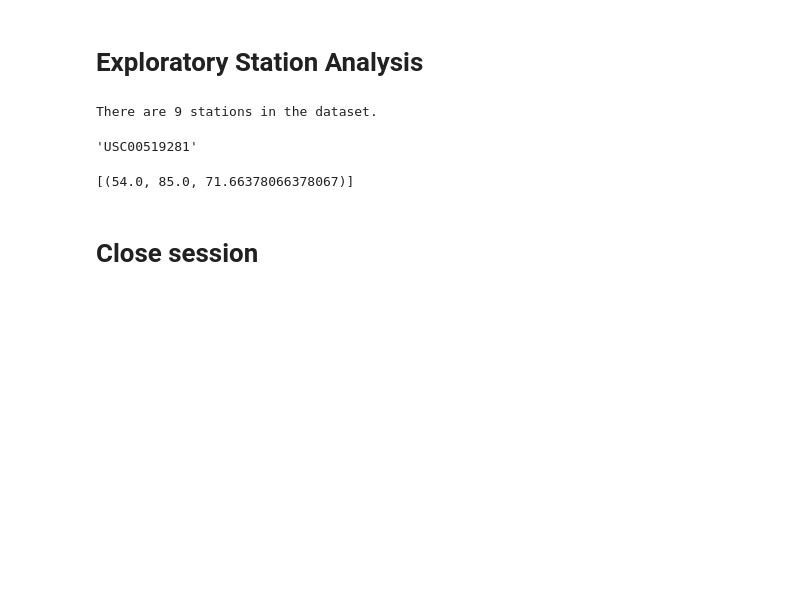
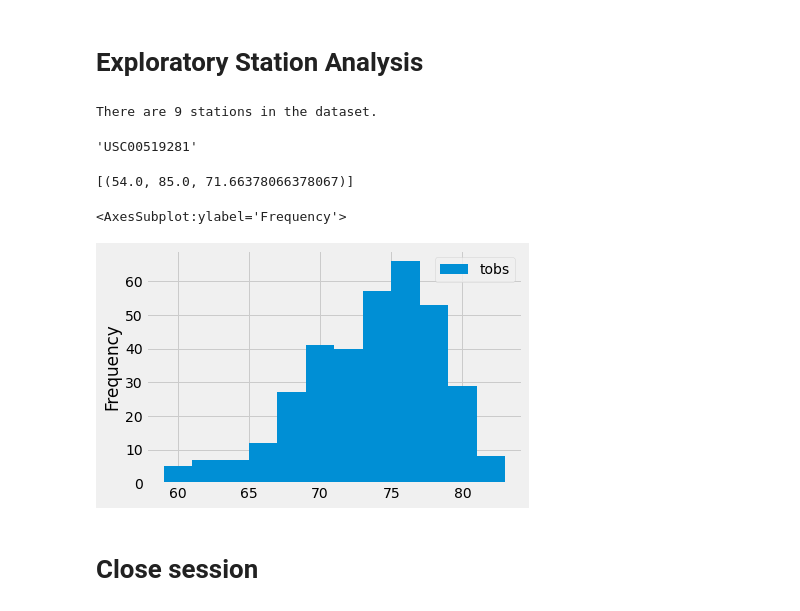
Before and after one commit to alfonsocamero/sqlalchemy-challenge, a Jupyter notebook: climate_starter.ipynb, the cells around one changed output. Drawn from its saved outputs; the diff is of its cells as text; code cells hidden in the pictures; blank space fills up the shorter version.

Commit message:
Added plt.show() to histogram

```diff
--- a/climate_starter.ipynb
+++ b/climate_starter.ipynb
@@ -136,10 +136,19 @@ session.query(func.min(Measurement.tobs),
 # %%
 # Using the most active station id
 # Query the last 12 months of temperature observation data for this station and plot the results as a histogram
 most_tobs = session.query(Measurement.date, Measurement.tobs).\
                         filter(Measurement.date >= "2016-08-23").\
                         filter(Measurement.date <= "2017-08-23").\
                         filter(Measurement.station == most_active).all()
+
+#Plug in to dataframe
+most_tobs_df = pd.DataFrame(most_tobs)
+
+# historgram
+most_tobs_df.plot.hist(bins=12)
+# %% [output]
+<AxesSubplot:ylabel='Frequency'>
+[figure, added]
 # %% [markdown]
 # Close session
 # %%
```
